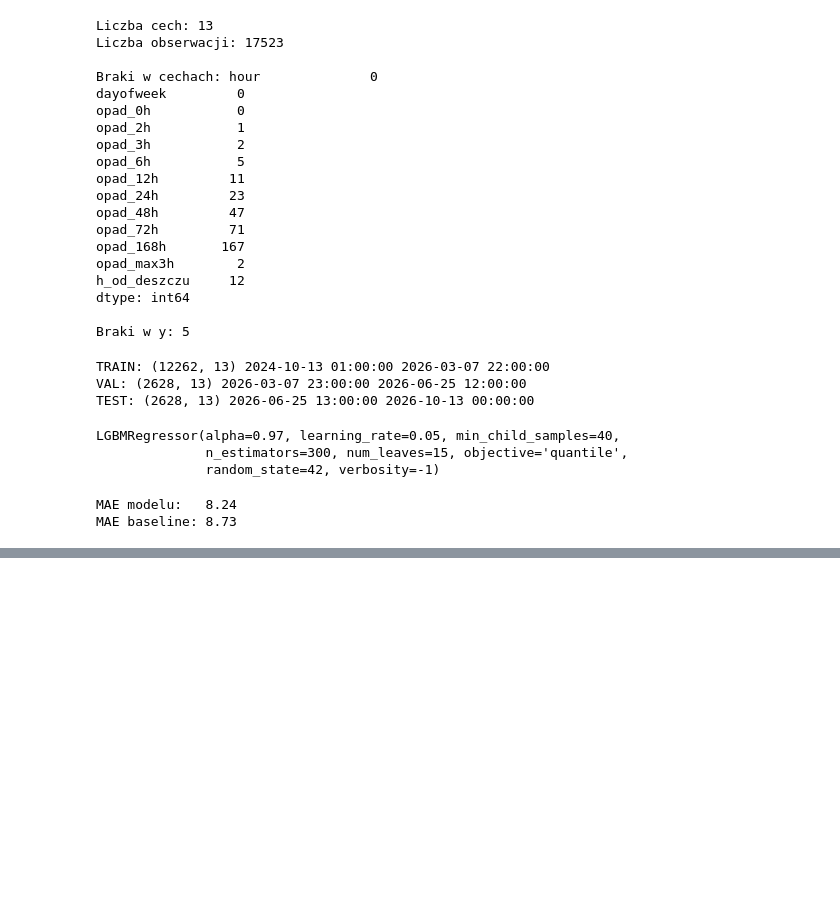
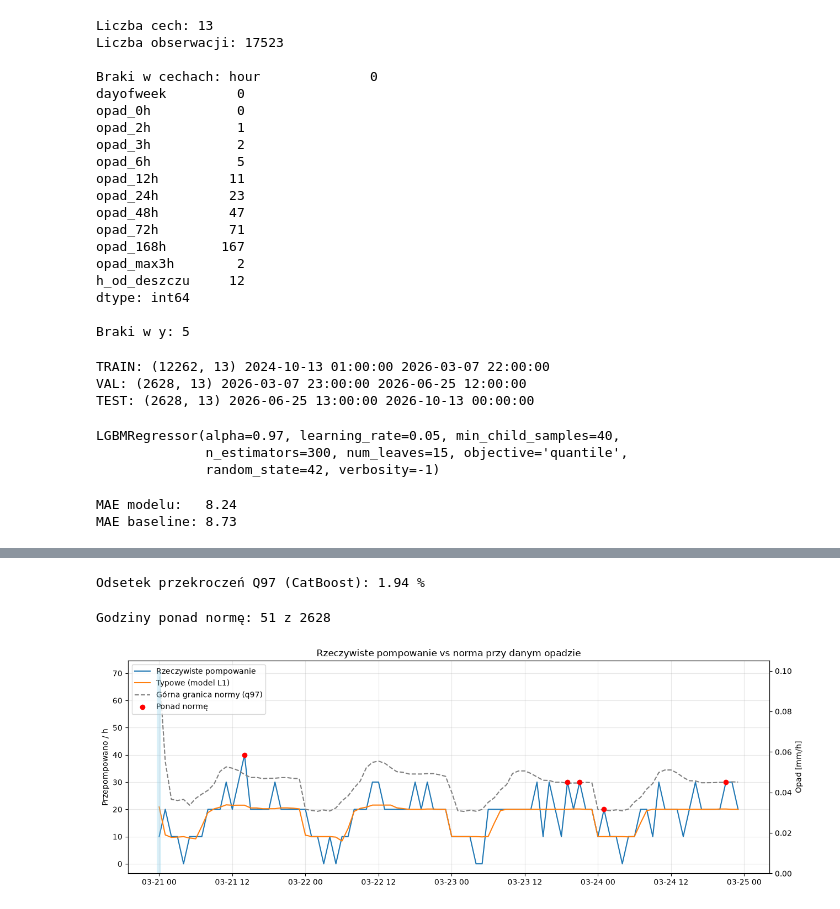
Before and after one commit to mxrtaaa/Hackaton_Smart_Water_Challenge_2026, a Jupyter notebook: models/02_lightgbm.ipynb, the cells around one changed output, grey strips where cells are left out. Cells and saved outputs as stored; diff of their text form; code cells hidden in the pictures; blank space fills up the shorter version.

```diff
--- a/models/02_lightgbm.ipynb
+++ b/models/02_lightgbm.ipynb
@@ -310,0 +310,66 @@ Nowe godziny wykryte dzięki akumulacji: 33
+# %%
+# CATBOOST
+from catboost import CatBoostRegressor
+
+cb_median = CatBoostRegressor(
+    loss_function = "MAE",
+    iterations = 500,
+    learning_rate = 0.05,
+    depth = 5,
+    random_seed=42,
+    verbose=0
+)
+cb_median.fit(X_train, y_train)
+
+cb_q97 = CatBoostRegressor(
+    loss_function = "Quantile:alpha=0.97",
+    iterations = 500,
+    learning_rate = 0.05,
+    depth = 5,
+    random_seed=42,
+    verbose=0
+)
+cb_q97.fit(X_train, y_train)
+
+y_pred_val = cb_median.predict(X_val)
+q_val = cb_q97.predict(X_val)
+
+print("Odsetek przekroczeń Q97 (CatBoost):", round((y_val > q_val).mean() * 100, 2), "%")
+# %% [output]
+Odsetek przekroczeń Q97 (CatBoost): 1.94 %
+# %%
+results_val = pd.DataFrame({
+    "rzeczywiste": y_val,
+    "prognoza": y_pred_val,
+    "q97": q_val,
+    "opad": X_val["opad_0h"],
+    "opad_6h": X_val["opad_6h"],
+}, index=y_val.index)
+
+results_val["anomaly"] = results_val["rzeczywiste"] > results_val["q97"]
+results_val["ponad_q97"] = (results_val["rzeczywiste"] - results_val["q97"]).clip(lower=0)
+
+print("Godziny ponad normę:", int(results_val["anomaly"].sum()), "z", len(results_val))
+
+sample = results_val.loc["2026-03-21":"2026-03-24"]
+alarms = sample[sample["anomaly"]]
+
+fig, ax1 = plt.subplots(figsize=(15, 5))
+ax1.plot(sample.index, sample["rzeczywiste"], label="Rzeczywiste pompowanie")
+ax1.plot(sample.index, sample["prognoza"], label="Typowe (model L1)")
+ax1.plot(sample.index, sample["q97"], "--", color="gray", label="Górna granica normy (q97)")
+ax1.scatter(alarms.index, alarms["rzeczywiste"], color="red", zorder=3, label="Ponad normę")
+ax1.set_ylabel("Przepompowano / h")
+
+ax2 = ax1.twinx()
+ax2.bar(sample.index, sample["opad"], width=0.03, alpha=0.3, color="skyblue", label="Opad [mm/h]")
+ax2.set_ylabel("Opad [mm/h]")
+
+ax1.set_title("Rzeczywiste pompowanie vs norma przy danym opadzie")
+ax1.legend(loc="upper left")
+ax1.grid(alpha=0.3)
+plt.xticks(rotation=30)
+plt.show()
+# %% [output]
+Godziny ponad normę: 51 z 2628
+[figure, added]
```
Also changed, not shown: parts of 3 cells of this notebook, 3 other files.
